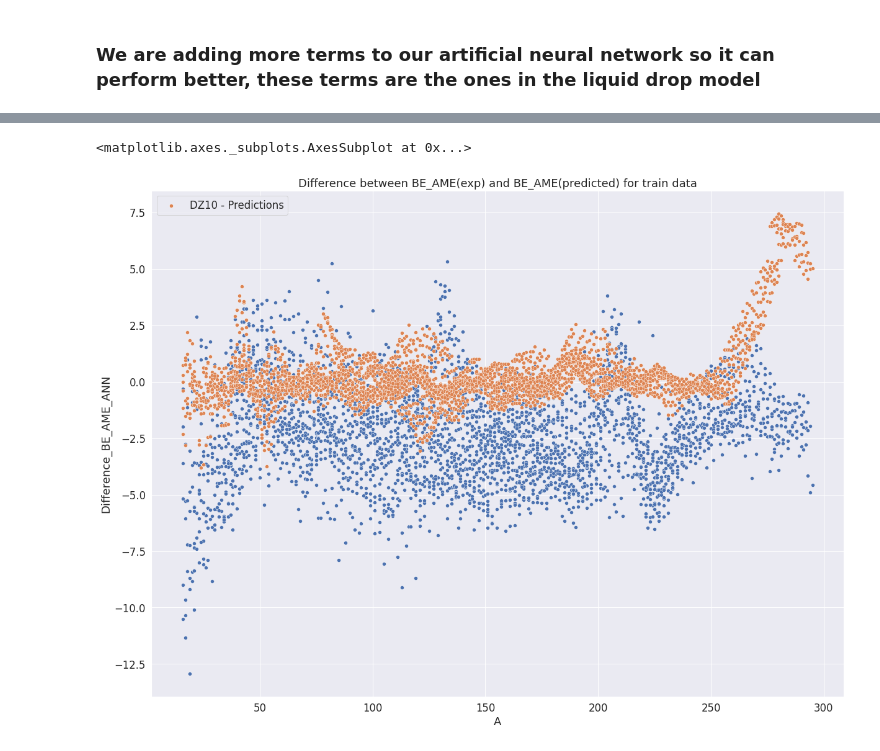
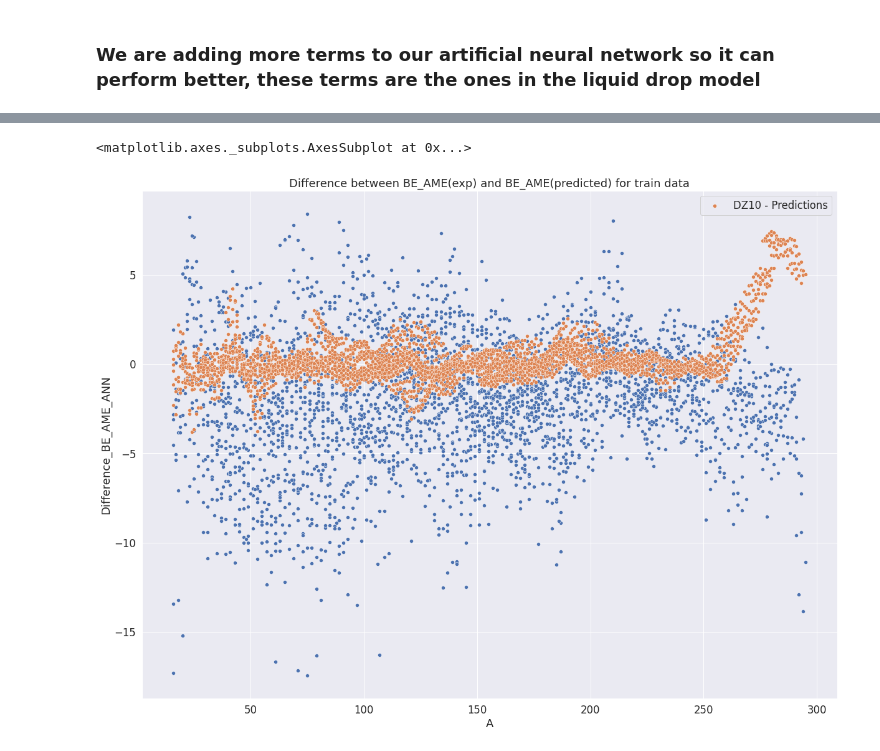
Before and after one commit to AlexianL/StudentProject2023, a Jupyter notebook: artificial_neural_network.ipynb, the cells around one changed output, grey strips where cells are left out. Saved outputs shown, nothing was run; the diff lists cells and outputs as text; code cells hidden in the pictures.

```diff
--- a/artificial_neural_network.ipynb
+++ b/artificial_neural_network.ipynb
@@ -69,25 +82,32 @@ pair_input = train_data["Pair"]
 #Other inputs that may help
 z_parity_input = train_data["Z_parity"]
 n_parity_input = train_data["N_parity"]
+z_distance_input = train_data["Z_distance"]
+n_distance_input = train_data["N_distance"]
+
 
 #Artificial networks work best when using data between 0 and 1
 
 #We rescale our first inputs
-scaler = MinMaxScaler(feature_range=(0,1))
+train_scaler = MinMaxScaler(feature_range=(0,1))
 
-scaled_n = scaler.fit_transform(pd.Series.to_numpy(n_input).reshape(-1,1))
-scaled_z = scaler.fit_transform(pd.Series.to_numpy(z_input).reshape(-1,1))
+scaled_n = train_scaler.fit_transform(pd.Series.to_numpy(n_input).reshape(-1,1))
+scaled_z = train_scaler.fit_transform(pd.Series.to_numpy(z_input).reshape(-1,1))
 
 #We rescale our liquid drop inputs
-scaled_coul = scaler.fit_transform(pd.Series.to_numpy(coul_input).reshape(-1,1))
-scaled_surf = scaler.fit_transform(pd.Series.to_numpy(surf_input).reshape(-1,1))
-scaled_asym = scaler.fit_transform(pd.Series.to_numpy(asym_input).reshape(-1,1))
-scaled_pair = scaler.fit_transform(pd.Series.to_numpy(pair_input).reshape(-1,1))
+scaled_coul = train_scaler.fit_transform(pd.Series.to_numpy(coul_input).reshape(-1,1))
+scaled_surf = train_scaler.fit_transform(pd.Series.to_numpy(surf_input).reshape(-1,1))
+scaled_asym = train_scaler.fit_transform(pd.Series.to_numpy(asym_input).reshape(-1,1))
+scaled_pair = train_scaler.fit_transform(pd.Series.to_numpy(pair_input).reshape(-1,1))
 
 #We rescale our other inputs
-scaled_z_parity = scaler.fit_transform(pd.Series.to_numpy(z_parity_input).reshape(-1,1))
-scaled_n_parity = scaler.fit_transform(pd.Series.to_numpy(n_parity_input).reshape(-1,1))
-scaled_target = scaler.fit_transform(pd.Series.to_numpy(target).reshape(-1,1))
+scaled_z_parity = train_scaler.fit_transform(pd.Series.to_numpy(z_parity_input).reshape(-1,1))
+scaled_n_parity = train_scaler.fit_transform(pd.Series.to_numpy(n_parity_input).reshape(-1,1))
+scaled_z_distance = train_scaler.fit_transform(pd.Series.to_numpy(z_distance_input).reshape(-1,1))#####################################
+scaled_n_distance = train_scaler.fit_transform(pd.Series.to_numpy(n_distance_input).reshape(-1,1))
+
+#We must scale our target in last position to rescale after
+scaled_target = train_scaler.fit_transform(pd.Series.to_numpy(target).reshape(-1,1))
 # %%
 input1=keras.layers.Input(shape=(1,))
 input2=keras.layers.Input(shape=(1,))
@@ -97,9 +117,11 @@ input5=keras.layers.Input(shape=(1,))
 input6=keras.layers.Input(shape=(1,))
 input7=keras.layers.Input(shape=(1,))
 input8=keras.layers.Input(shape=(1,))
+input9=keras.layers.Input(shape=(1,))
+input10=keras.layers.Input(shape=(1,))
 
-merged = keras.layers.Concatenate()([input1, input2, input3, input4, input5, input6, input7, input8])
-dense1 = keras.layers.Dense(128, input_dim=8, activation="relu")(merged)
+merged = keras.layers.Concatenate()([input1, input2, input3, input4, input5, input6, input7, input8, input9, input10])
+dense1 = keras.layers.Dense(128, input_dim=10, activation="relu")(merged)
 dense2 = keras.layers.Dense(128, activation="relu")(dense1)
 dense3 = keras.layers.Dense(128, activation="relu")(dense2)
 dense4 = keras.layers.Dense(128, activation="relu")(dense3)
@@ -108,12 +130,13 @@ dense6 = keras.layers.Dense(128, activation="relu")(dense5)
 dense7 = keras.layers.Dense(128, activation="relu")(dense6)
 dense8 = keras.layers.Dense(128, activation="relu")(dense7)
 dense9 = keras.layers.Dense(128, activation="relu")(dense8)
-output = keras.layers.Dense(1, activation="relu")(dense9)
-model4 = keras.models.Model(([input1, input2, input3, input4, input5, input6, input7, input8]),output)
+dense10 = keras.layers.Dense(128, activation="relu")(dense9)
+output = keras.layers.Dense(1, activation="relu")(dense10)
+model4 = keras.models.Model(([input1, input2, input3, input4, input5, input6, input7, input8, input9, input10]),output)
 # %%
 model4.compile(optimizer=Adam(learning_rate=0.0001), loss="mean_squared_error")
 # %%
-history4=model4.fit(x=(scaled_n, scaled_z, scaled_surf, scaled_coul, scaled_asym, scaled_pair, scaled_n_parity, scaled_z_parity), y=scaled_target, batch_size=11, epochs=150, shuffle=True, verbose=1)
+history4=model4.fit(x=(scaled_n, scaled_z, scaled_surf, scaled_coul, scaled_asym, scaled_pair, scaled_n_parity, scaled_z_parity, scaled_n_distance, scaled_z_distance), y=scaled_target, epochs=150, shuffle=True, verbose=1)
 
 
 plt.figure(figsize =(20,13))
@@ -148,21 +171,21 @@ Epoch 150/150
 # %%
-train_predictions = model4.predict(x=([scaled_n, scaled_z, scaled_surf, scaled_coul, scaled_asym, scaled_pair, scaled_n_parity, scaled_z_parity]), batch_size=1, verbose=0)
+train_predictions = model4.predict(x=([scaled_n, scaled_z, scaled_surf, scaled_coul, scaled_asym, scaled_pair, scaled_n_parity, scaled_z_parity, scaled_n_distance, scaled_z_distance]), verbose=0)
 
-train_rescaled_predictions = [(i - scaler.min_)/scaler.scale_ for i in train_predictions]
+train_rescaled_predictions = [(i - train_scaler.min_)/train_scaler.scale_ for i in train_predictions]
 
 
 train_data["BE_Predictions"] = np.double(train_rescaled_predictions)
 train_data["Difference_BE_AME_ANN"] = train_data["ame_BE"] - train_data["BE_Predictions"]
 train_data["Difference_BE_DZ_AME"] = train_data["dz_BE"] - train_data["ame_BE"]
 
 plt.figure(figsize =(20,15))
 plt.title("Difference between BE_AME(exp) and BE_AME(predicted) for train data")
 
 sns.scatterplot(x="A",y="Difference_BE_AME_ANN",data=train_data, palette="rainbow_r")
 sns.scatterplot(x="A",y="Difference_BE_DZ_AME",data=train_data, palette="rainbow_r", label='DZ10 - Predictions')
 # %% [output]
 <matplotlib.axes._subplots.AxesSubplot at 0x...>
-[figure, old version]
+[figure, new version]
 # %%
 rms_train = np.sqrt(((train_data["Difference_BE_AME_ANN"] ** 2).sum()) / len(train_data["Difference_BE_AME_ANN"]))
 
```
Also changed, not shown: parts of 8 cells of this notebook.
